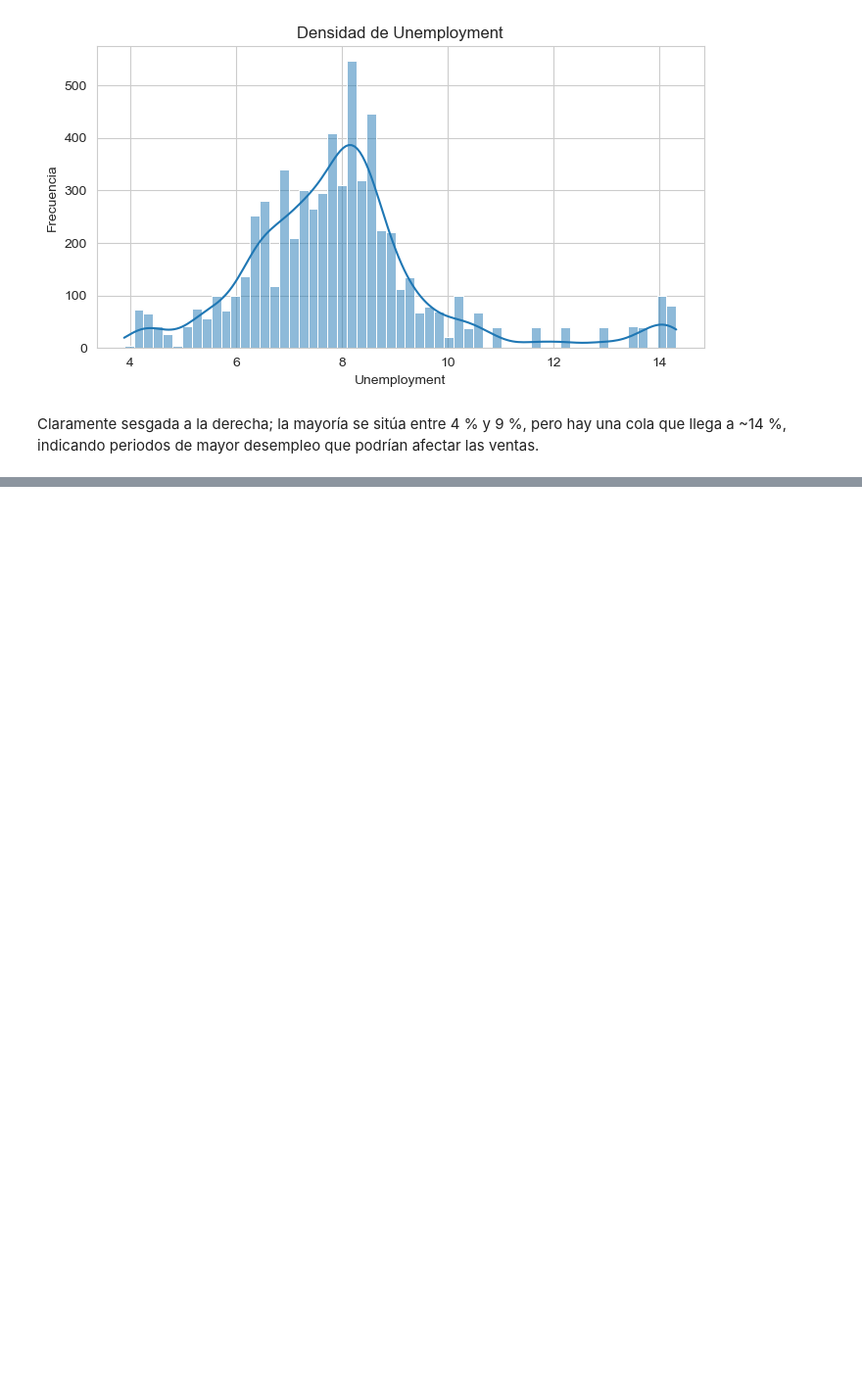
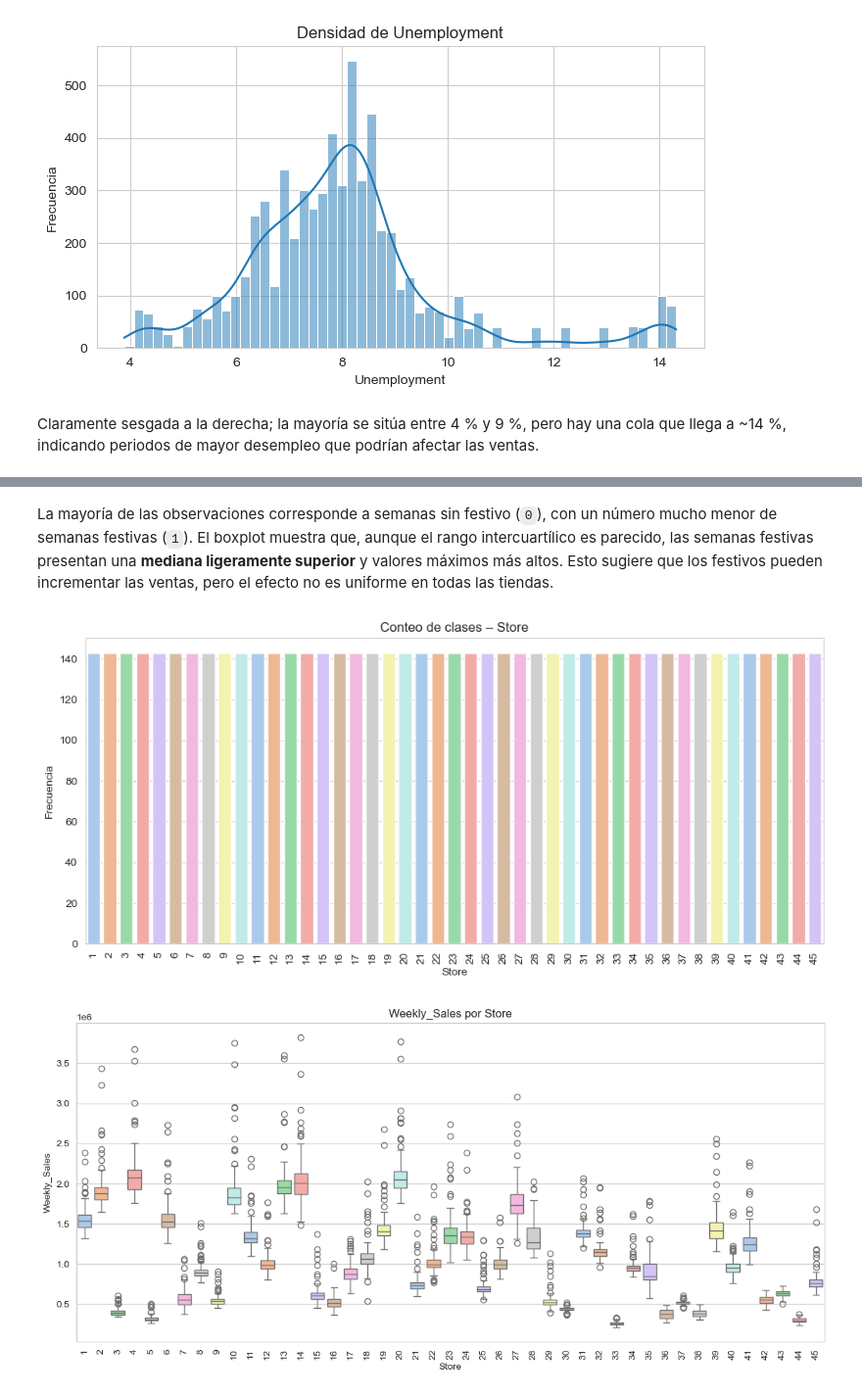
Before and after one commit to midwayjona/Econometria-2, a Jupyter notebook: project/proyecto_final.ipynb, the cells around one changed output, grey strips where cells are left out. Shown at 98% size. Cells and saved outputs as stored; diff of their text form; code cells hidden in the pictures; blank space fills up the shorter version.

```diff
--- a/project/proyecto_final.ipynb
+++ b/project/proyecto_final.ipynb
@@ -136,0 +166,24 @@ Claramente sesgada a la derecha; la mayoría se sitúa entre 4 % y 9 %, pero hay
+# %% [markdown]
+La mayoría de las observaciones corresponde a semanas sin festivo (`0`), con un número mucho menor de semanas festivas (`1`). El boxplot muestra que, aunque el rango intercuartílico es parecido, las semanas festivas presentan una **mediana ligeramente superior** y valores máximos más altos. Esto sugiere que los festivos pueden incrementar las ventas, pero el efecto no es uniforme en todas las tiendas.
+# %%
+# ------------------------------
+# Variable 2: Store
+# ------------------------------
+plt.figure(figsize=(12,5))
+sns.countplot(x="Store", data=df, palette="pastel")
+plt.title("Conteo de clases – Store")
+plt.xlabel("Store")
+plt.ylabel("Frecuencia")
+plt.xticks(rotation=90)
+plt.show()
+
+plt.figure(figsize=(14,6))
+sns.boxplot(x="Store", y="Weekly_Sales", data=df, palette="pastel")
+plt.title("Weekly_Sales por Store")
+plt.xlabel("Store")
+plt.ylabel("Weekly_Sales")
+plt.xticks(rotation=90)
+plt.show()
+# %% [output]
+[figure, added]
+[figure, added]
```
Also changed, not shown: parts of 5 cells of this notebook.
